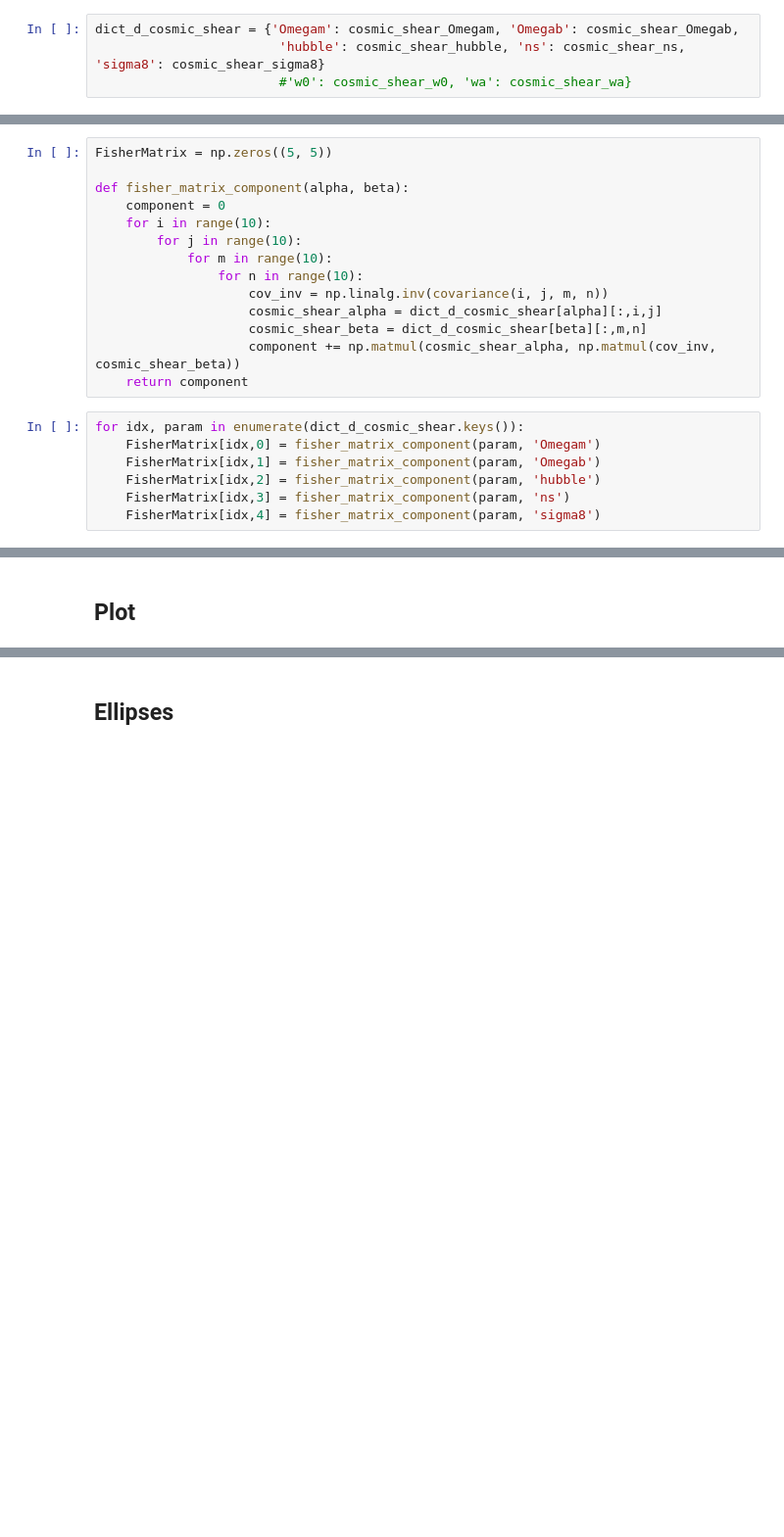
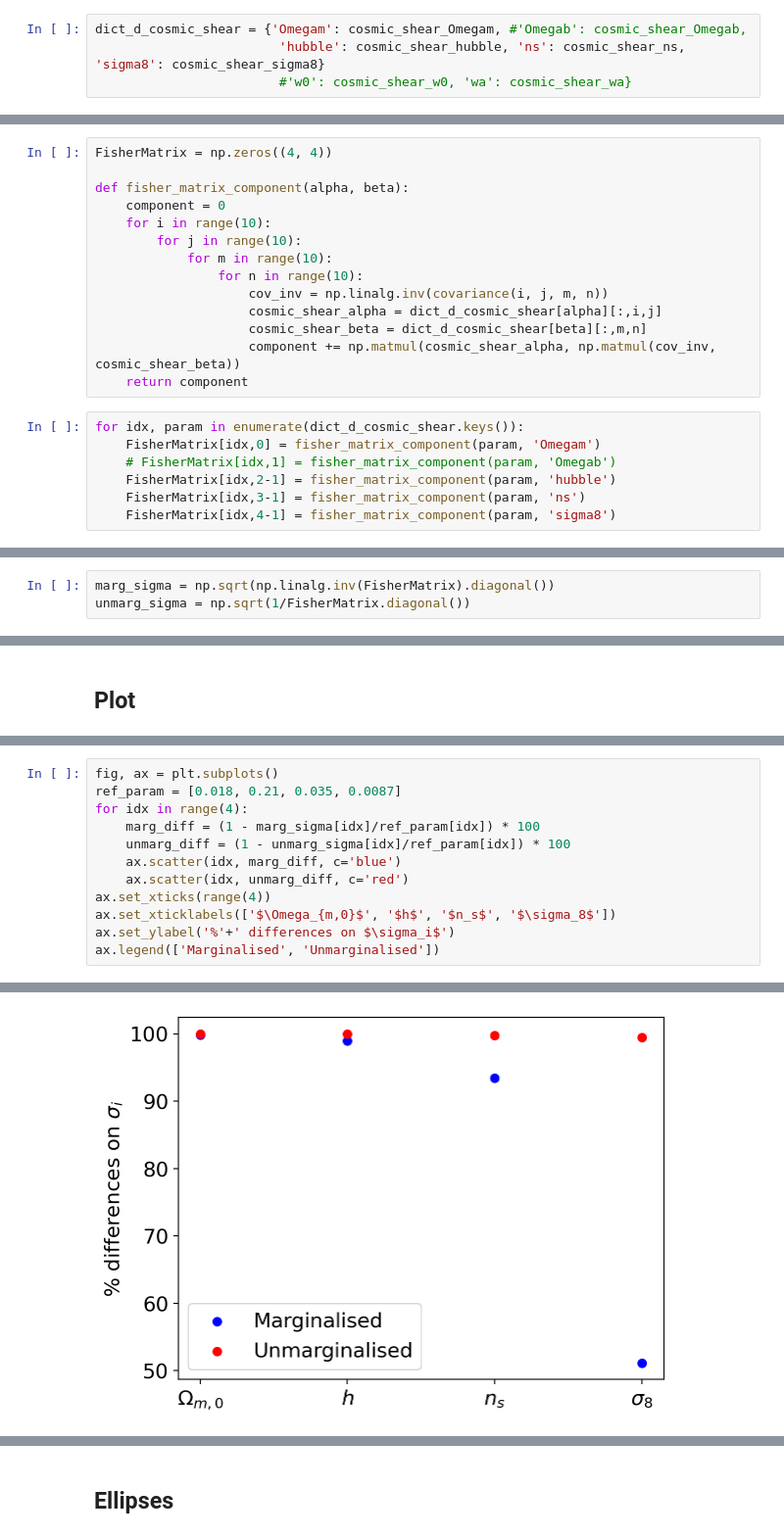
Before and after one commit to vPedreros/dfi-summer-2023, a Jupyter notebook: summer_nb.ipynb, the cells around one changed output, grey strips where cells are left out. Shown at 98% size. Saved outputs shown, nothing was run; the diff lists cells and outputs as text; blank space fills up the shorter version.

```diff
--- a/summer_nb.ipynb
+++ b/summer_nb.ipynb
@@ -784,7 +786,7 @@ cosmic_shear_sigma8 = np.reshape(load_cosmic, (load_cosmic.shape[0], load_cosmic
 # %% [markdown]
 #### Dictionary with cosmic shear data
 # %%
-dict_d_cosmic_shear = {'Omegam': cosmic_shear_Omegam, 'Omegab': cosmic_shear_Omegab,
+dict_d_cosmic_shear = {'Omegam': cosmic_shear_Omegam, #'Omegab': cosmic_shear_Omegab,
                         'hubble': cosmic_shear_hubble, 'ns': cosmic_shear_ns, 'sigma8': cosmic_shear_sigma8}
                         #'w0': cosmic_shear_w0, 'wa': cosmic_shear_wa}
 # %% [markdown]
@@ -829,7 +831,7 @@ n_s \\
 \right)
 \end{array}$$
 # %%
-FisherMatrix = np.zeros((5, 5))
+FisherMatrix = np.zeros((4, 4))
 
 def fisher_matrix_component(alpha, beta):
     component = 0
@@ -845,10 +847,10 @@ def fisher_matrix_component(alpha, beta):
 # %%
 for idx, param in enumerate(dict_d_cosmic_shear.keys()):
     FisherMatrix[idx,0] = fisher_matrix_component(param, 'Omegam')
-    FisherMatrix[idx,1] = fisher_matrix_component(param, 'Omegab')
-    FisherMatrix[idx,2] = fisher_matrix_component(param, 'hubble')
-    FisherMatrix[idx,3] = fisher_matrix_component(param, 'ns')
-    FisherMatrix[idx,4] = fisher_matrix_component(param, 'sigma8')
+    # FisherMatrix[idx,1] = fisher_matrix_component(param, 'Omegab')
+    FisherMatrix[idx,2-1] = fisher_matrix_component(param, 'hubble')
+    FisherMatrix[idx,3-1] = fisher_matrix_component(param, 'ns')
+    FisherMatrix[idx,4-1] = fisher_matrix_component(param, 'sigma8')
 # %%
 FisherMatrix
 # %% [output]
@@ -869,0 +865,3 @@ array([ 1.94604562e-12,  4.70687346e-06, -2.38737594e-08,  7.75516130e-08,
+# %%
+marg_sigma = np.sqrt(np.linalg.inv(FisherMatrix).diagonal())
+unmarg_sigma = np.sqrt(1/FisherMatrix.diagonal())
@@ -871,0 +880,13 @@ array([ 1.94604562e-12,  4.70687346e-06, -2.38737594e-08,  7.75516130e-08,
+# %%
+fig, ax = plt.subplots()
+ref_param = [0.018, 0.21, 0.035, 0.0087]
+for idx in range(4):
+    marg_diff = (1 - marg_sigma[idx]/ref_param[idx]) * 100
+    unmarg_diff = (1 - unmarg_sigma[idx]/ref_param[idx]) * 100
+    ax.scatter(idx, marg_diff, c='blue')
+    ax.scatter(idx, unmarg_diff, c='red')
+ax.set_xticks(range(4))
+ax.set_xticklabels(['$\Omega_{m,0}$', '$h$', '$n_s$', '$\sigma_8$'])
+ax.set_ylabel('%'+' differences on $\sigma_i$')
+ax.legend(['Marginalised', 'Unmarginalised'])
+# %% [output]
@@ -871,0 +894 @@ array([ 1.94604562e-12,  4.70687346e-06, -2.38737594e-08,  7.75516130e-08,
+[figure, added]
```
Also changed, not shown: parts of 20 cells of this notebook.
